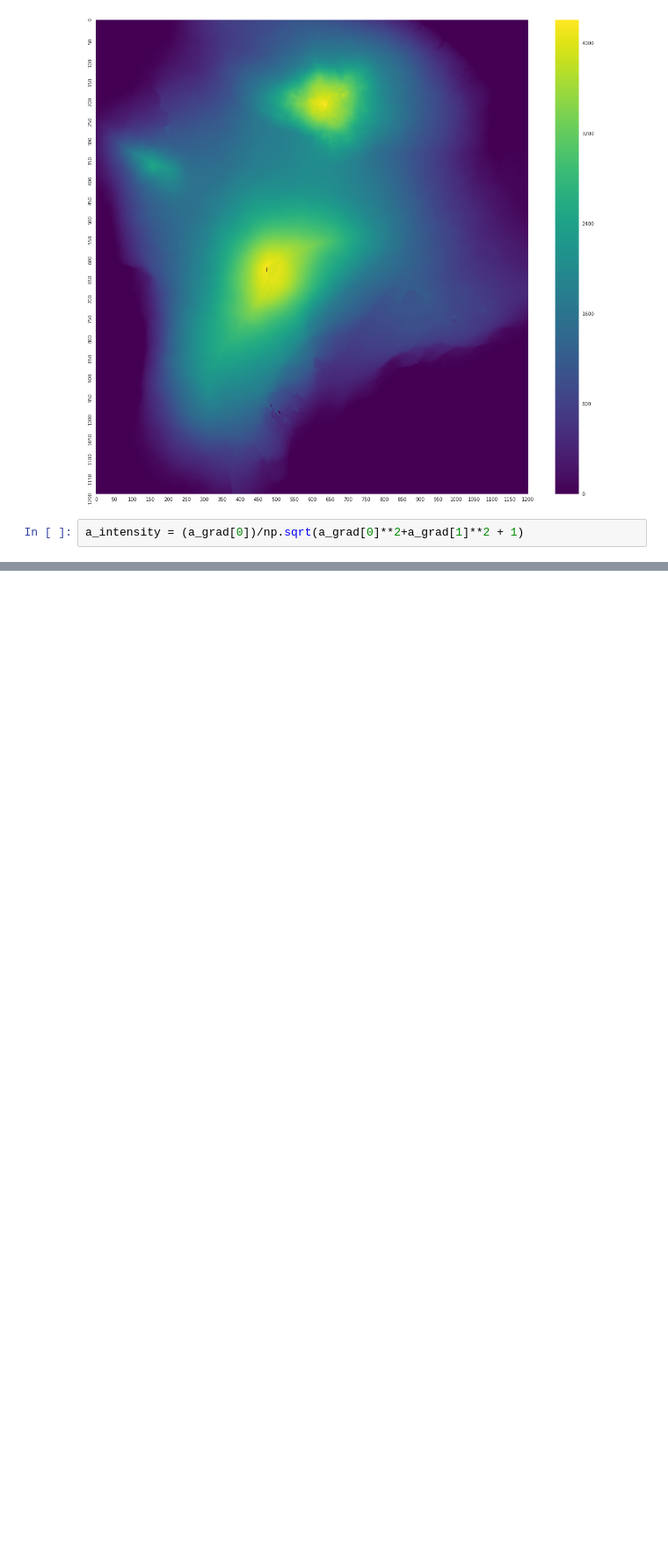
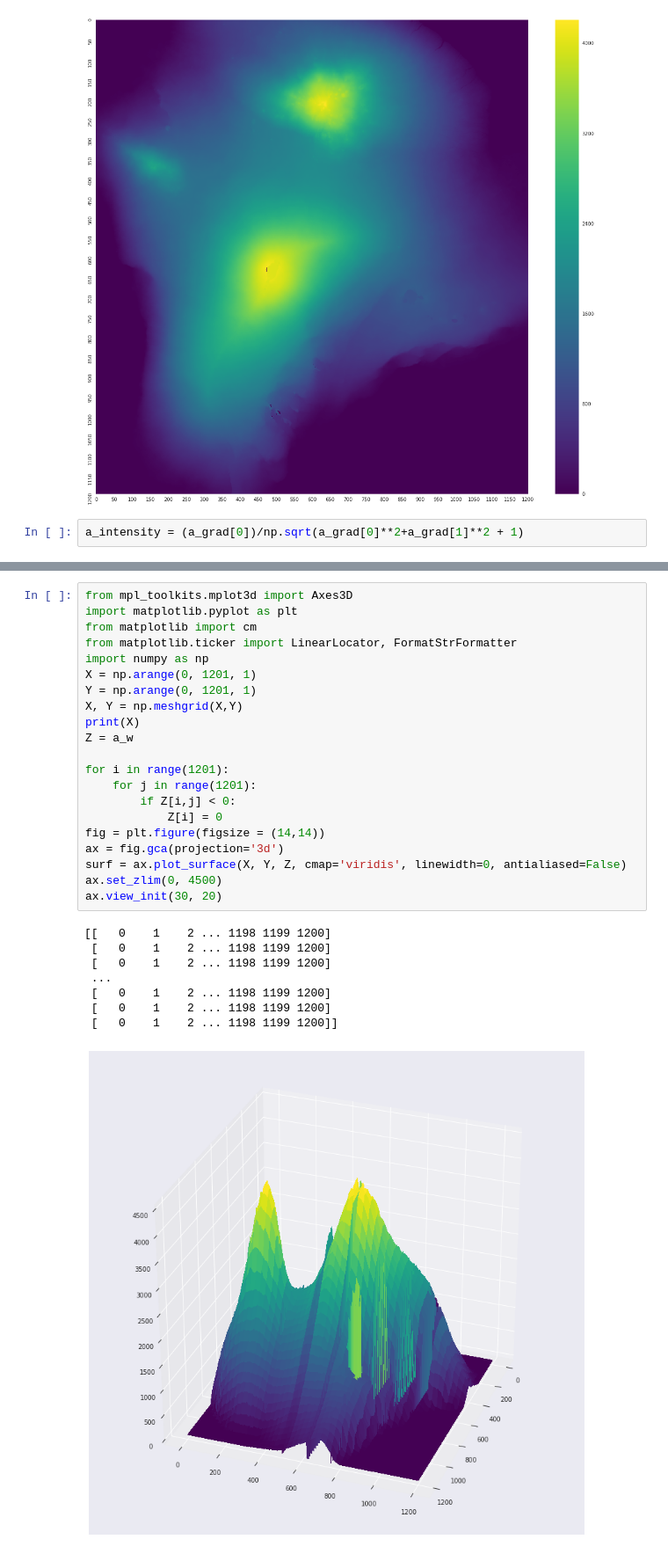
Before and after one commit to andrewkhardy/PHY-407, a Jupyter notebook: Lab03_Q3.ipynb, the cells around one changed output, grey strips where cells are left out. Shown at 88% size. Saved outputs shown, nothing was run; the diff lists cells and outputs as text; blank space fills up the shorter version.

```diff
--- a/Lab03_Q3.ipynb
+++ b/Lab03_Q3.ipynb
@@ -81,0 +90,30 @@ sns.heatmap(a_intensity,cmap = 'viridis', xticklabels = 50, yticklabels = 50)
+# %%
+from mpl_toolkits.mplot3d import Axes3D
+import matplotlib.pyplot as plt
+from matplotlib import cm
+from matplotlib.ticker import LinearLocator, FormatStrFormatter
+import numpy as np
+X = np.arange(0, 1201, 1)
+Y = np.arange(0, 1201, 1)
+X, Y = np.meshgrid(X,Y)
+print(X)
+Z = a_w
+
+for i in range(1201):
+    for j in range(1201):
+        if Z[i,j] < 0:
+            Z[i] = 0
+fig = plt.figure(figsize = (14,14))
+ax = fig.gca(projection='3d')
+surf = ax.plot_surface(X, Y, Z, cmap='viridis', linewidth=0, antialiased=False)
+ax.set_zlim(0, 4500)
+ax.view_init(30, 20)
+# %% [output]
+[[   0    1    2 ... 1198 1199 1200]
+ [   0    1    2 ... 1198 1199 1200]
+ [   0    1    2 ... 1198 1199 1200]
+ ...
+ [   0    1    2 ... 1198 1199 1200]
+ [   0    1    2 ... 1198 1199 1200]
+ [   0    1    2 ... 1198 1199 1200]]
+[figure, added]
```
Also changed, not shown: parts of 7 cells of this notebook, 2 other files.
